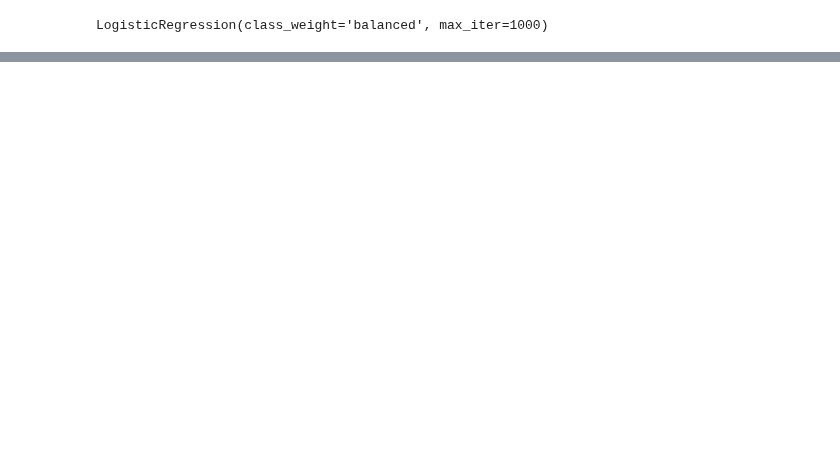
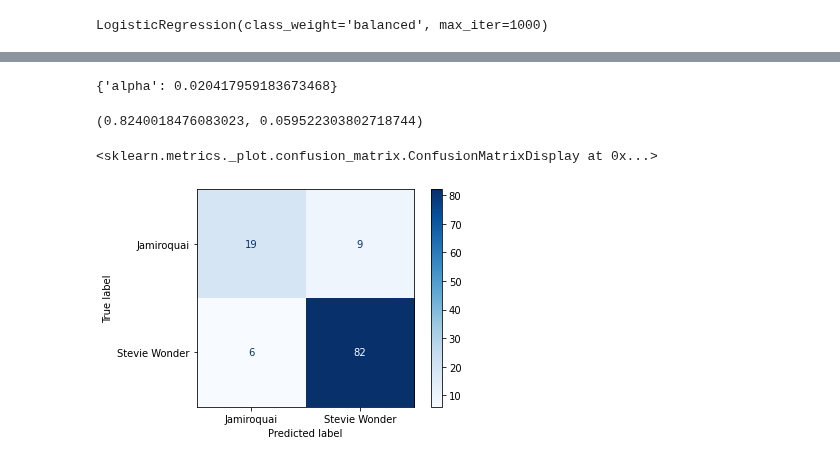
Before and after one commit to raphaelw/data-science-bootcamp, a Jupyter notebook: 04_week/project/nlp_lyrics_classification.ipynb, the cells around one changed output, grey strips where cells are left out. Cells and saved outputs as stored; diff of their text form; code cells hidden in the pictures; blank space fills up the shorter version.

Commit message:
added hyp-optimized bayes classification

```diff
--- a/04_week/project/nlp_lyrics_classification.ipynb
+++ b/04_week/project/nlp_lyrics_classification.ipynb
@@ -137,0 +169,4 @@ Stevie Wonder       0.76      0.75      0.76        89
+# %%
+param_grid = dict(alpha=np.linspace(0.00001,1,50))
+m_bayes = GridSearchCV(estimator=MultinomialNB(), param_grid=param_grid, scoring='f1_weighted')
+m_bayes.fit(X_train, y_train)
@@ -137,0 +187,14 @@ Stevie Wonder       0.76      0.75      0.76        89
+# %%
+m_bayes.best_params_
+# %% [output]
+{'alpha': 0.020417959183673468}
+# %%
+m_bayes.cv_results_['mean_test_score'][m_bayes.best_index_], m_bayes.cv_results_['std_test_score'][m_bayes.best_index_]
+# %% [output]
+(0.8240018476083023, 0.059522303802718744)
+# %%
+y_pred = m_bayes.predict(X_test)
+plot_confusion_matrix(m_bayes, X_test, y_test, cmap='Blues')
+# %% [output]
+<sklearn.metrics._plot.confusion_matrix.ConfusionMatrixDisplay at 0x...>
+[figure, added]
```
Also changed, not shown: parts of 21 cells of this notebook.
